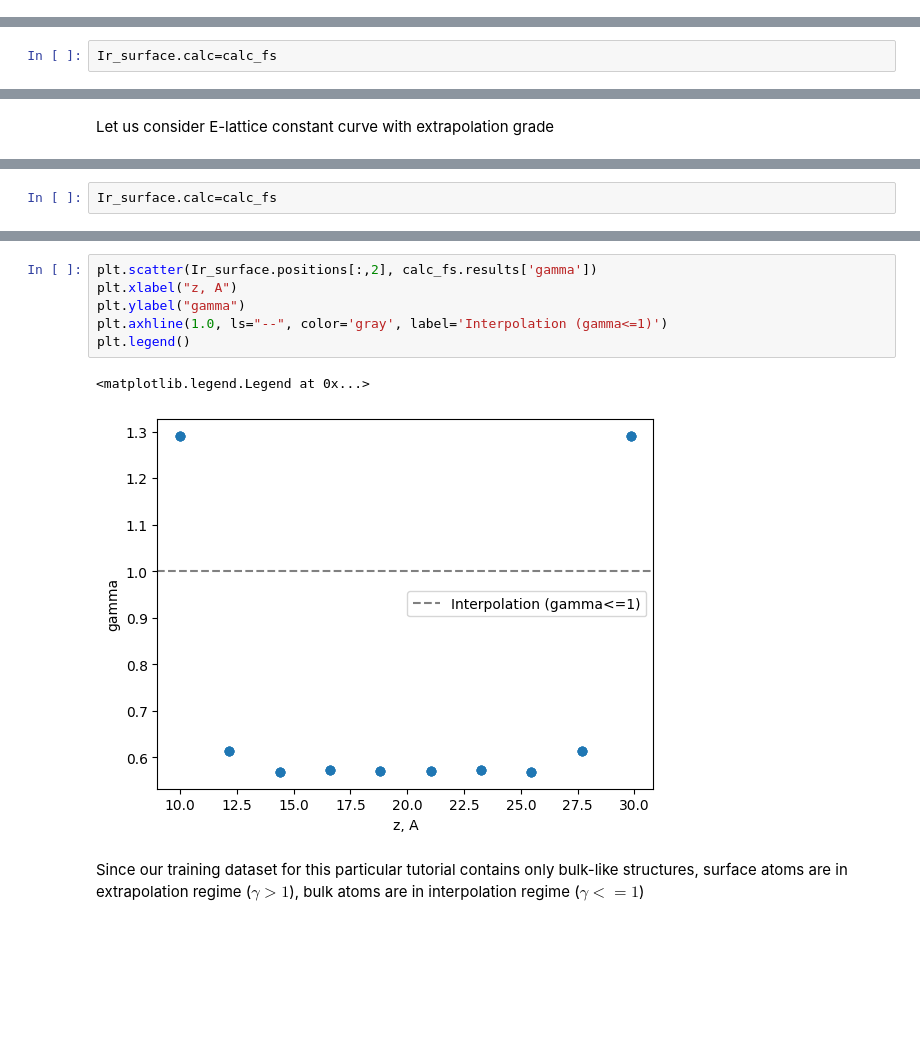
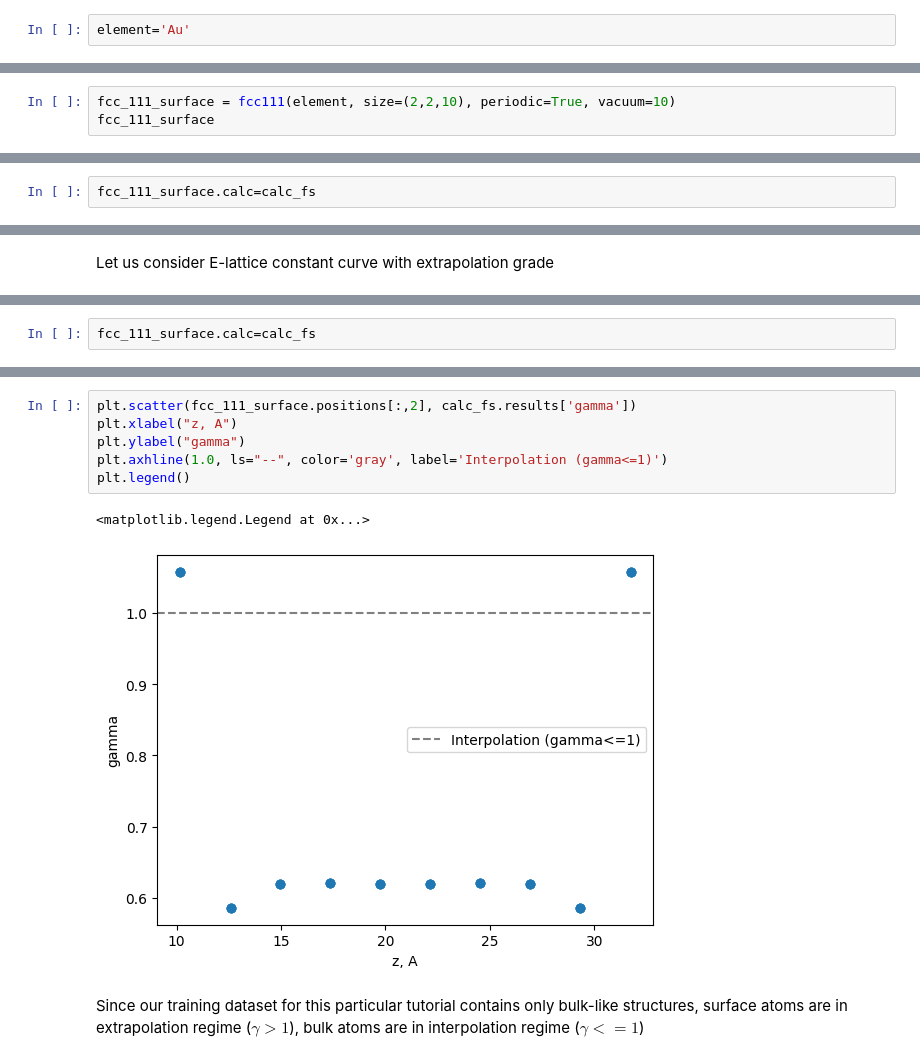
Before and after one commit to ICAMS/grace-tutorial, a Jupyter notebook: 2-HEA25S/2-python-ase/HEA25-GRACE-FS.ipynb, the cells around one changed output, grey strips where cells are left out. Drawn from its saved outputs; the diff is of its cells as text; blank space fills up the shorter version.

```diff
--- a/2-HEA25S/2-python-ase/HEA25-GRACE-FS.ipynb
+++ b/2-HEA25S/2-python-ase/HEA25-GRACE-FS.ipynb
@@ -10,6 +10,8 @@ from ase.optimize import BFGS, FIRE
 from ase.constraints import ExpCellFilter
 # %%
 from ase.visualize import view
+# %%
+element='Au'
 # %% [markdown]
 # GPU: Tensorpotential calculator
 # %%
@@ -148,0 +156,3 @@ Atoms(symbols='Ir40', pbc=True, cell=[[5.430580079512685, 0.0, 0.0], [2.71529003
+# %%
+fcc_111_surface = fcc111(element, size=(2,2,10), periodic=True, vacuum=10)
+fcc_111_surface
@@ -149,3 +161,3 @@ Atoms(symbols='Ir40', pbc=True, cell=[[5.430580079512685, 0.0, 0.0], [2.71529003
 # %%
-Ir_surface.calc=calc_fs
+fcc_111_surface.calc=calc_fs
 # %%
@@ -241,3 +261,3 @@ Text(0, 0.5, 'Gamma')
 # %%
-Ir_surface.calc=calc_fs
+fcc_111_surface.calc=calc_fs
 # %%
@@ -247,11 +267,11 @@ Ir_surface.get_potential_energy()
 # %%
-plt.scatter(Ir_surface.positions[:,2], calc_fs.results['gamma'])
+plt.scatter(fcc_111_surface.positions[:,2], calc_fs.results['gamma'])
 plt.xlabel("z, A")
 plt.ylabel("gamma")
 plt.axhline(1.0, ls="--", color='gray', label='Interpolation (gamma<=1)')
 plt.legend()
 # %% [output]
 <matplotlib.legend.Legend at 0x...>
-[figure, old version]
+[figure, new version]
 # %% [markdown]
 Since our training dataset for this particular tutorial contains only bulk-like structures, surface atoms are in extrapolation regime ($\gamma>1$), bulk atoms are in interpolation regime ($\gamma<=1$)
```
Also changed, not shown: parts of 39 cells of this notebook, 10 other files.
